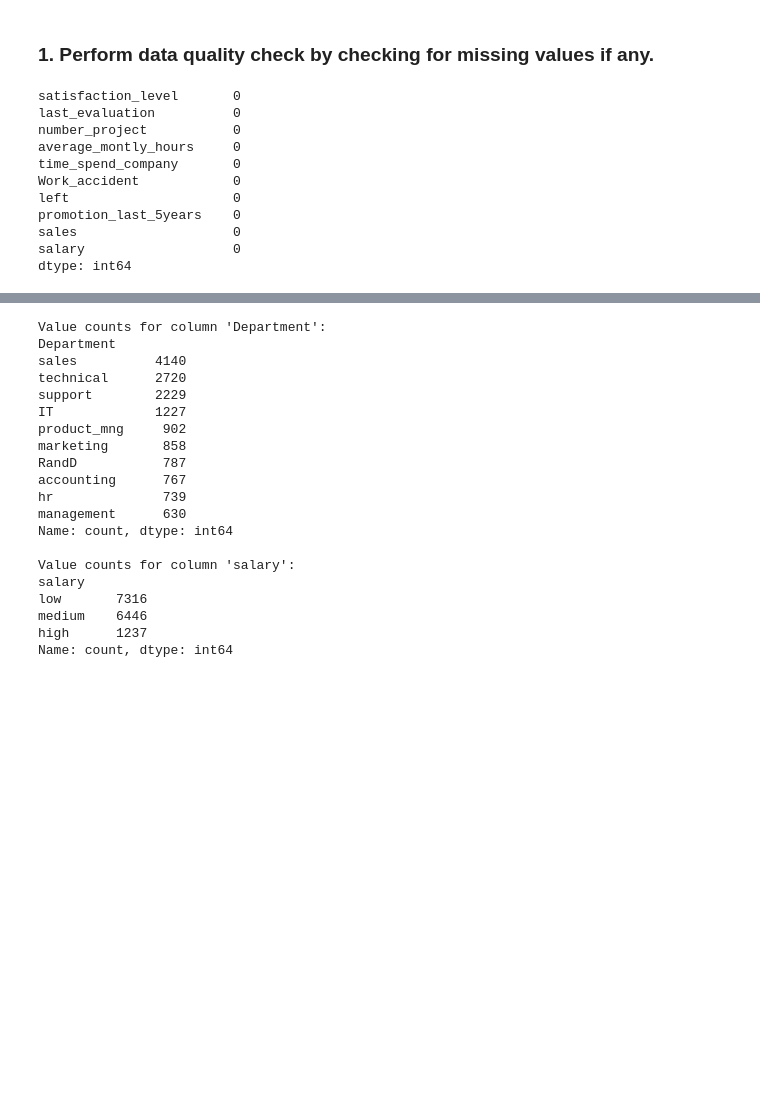
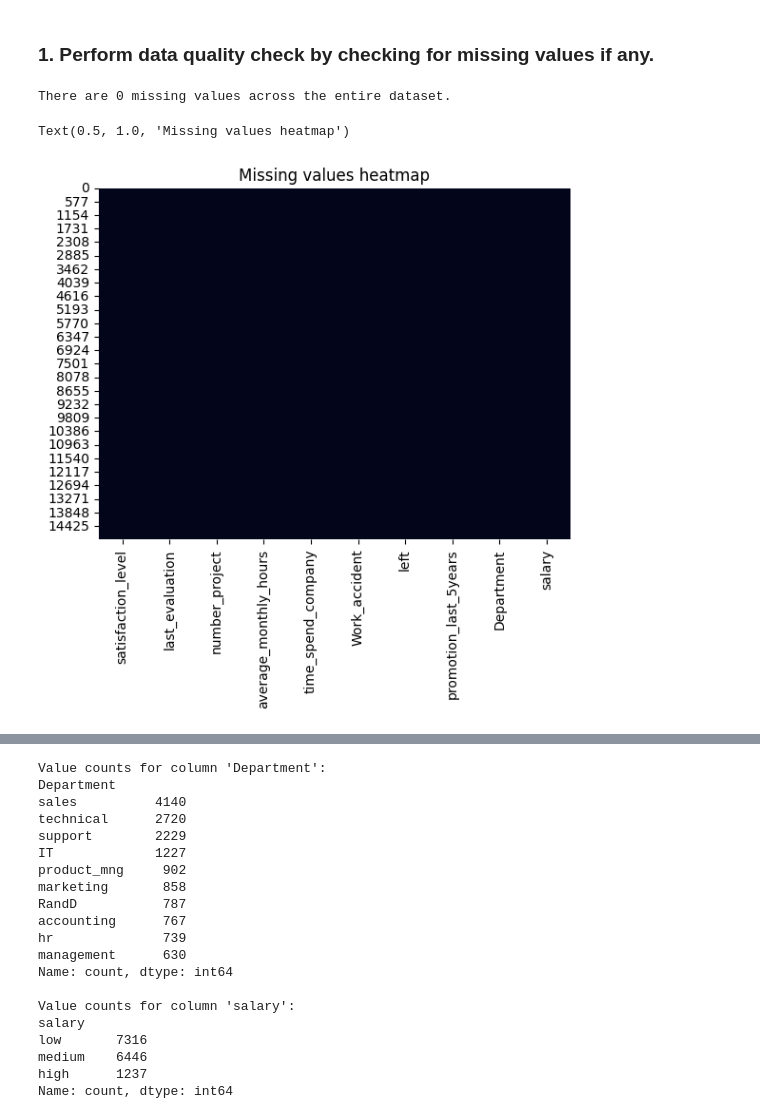
Before and after one commit to chai923/AIML, a Jupyter notebook: AIML_EmployeeTurnoverAnalysis_Project_CKazi.ipynb, the cells around one changed output, grey strips where cells are left out. Saved outputs shown, nothing was run; the diff lists cells and outputs as text; code cells hidden in the pictures; blank space fills up the shorter version.

Commit message:
331/24 lecture notes + ML project progress

```diff
--- a/AIML_EmployeeTurnoverAnalysis_Project_CKazi.ipynb
+++ b/AIML_EmployeeTurnoverAnalysis_Project_CKazi.ipynb
@@ -67,16 +67,13 @@ None
 # %%
 #any missing values
 df.isna().sum()
+print(f'There are {df.isna().sum().sum()} missing values across the entire dataset.')
 # %% [output]
-satisfaction_level       0
-last_evaluation          0
-number_project           0
-average_montly_hours     0
-time_spend_company       0
-Work_accident            0
-left                     0
-promotion_last_5years    0
-sales                    0
-salary                   0
-dtype: int64
+There are 0 missing values across the entire dataset.
+# %%
+sns.heatmap(df.isna(),cbar=False).set_title("Missing values heatmap")
+#There are no missing values
+# %% [output]
+Text(0.5, 1.0, 'Missing values heatmap')
+[figure, added]
 # %%
```
Also changed, not shown: parts of 15 cells of this notebook, 2 other files.
